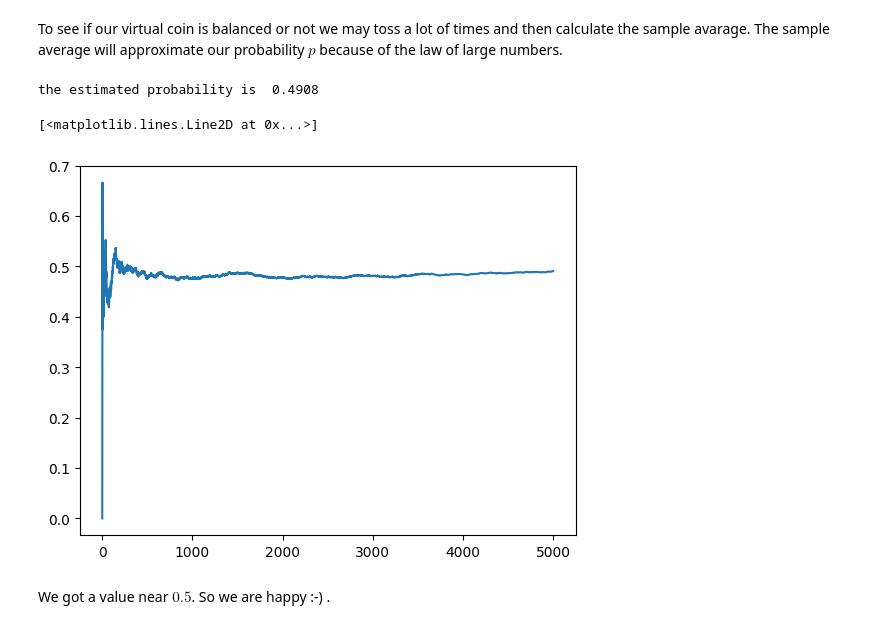
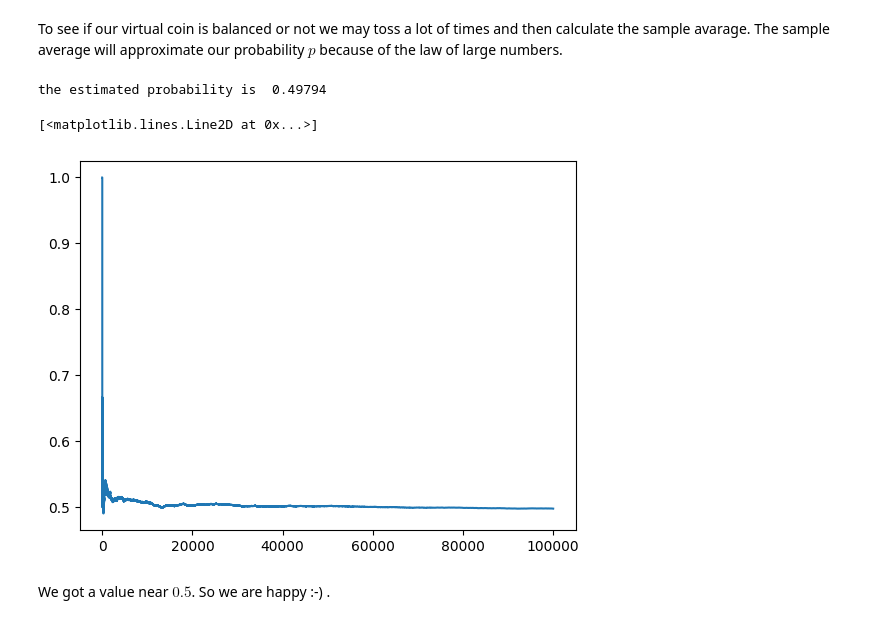
Before and after one commit to guglielmopadula/StochasticModelling2022-2023, a Jupyter notebook: FirstSession.ipynb, the cells around one changed output. Drawn from its saved outputs; the diff is of its cells as text; code cells hidden in the pictures.

```diff
--- a/FirstSession.ipynb
+++ b/FirstSession.ipynb
@@ -108,22 +107,22 @@ The sample average will approximate our probability $p$ because of the law of la
 # %%
 X=[] #inizialization of the list
 import numpy as np
 import matplotlib.pyplot as plt
-NUM_SAMPLES=5000
+NUM_SAMPLES=100000
 for i in trange(NUM_SAMPLES):
     tmp=tossing_machine.toss()
     if tmp=="Head":
         X.append(1)
     else:
         X.append(0)
 
 print("the estimated probability is ", sum(X)/NUM_SAMPLES)
 avarage_mean=np.cumsum(X)/np.cumsum(np.ones(NUM_SAMPLES))
 plt.plot(np.arange(NUM_SAMPLES)+1,avarage_mean)
 # %% [output]
-the estimated probability is  0.4908
+the estimated probability is  0.49794
 [<matplotlib.lines.Line2D at 0x...>]
-[figure, old version]
+[figure, new version]
 # %% [markdown]
 We got a value near $0.5$. So we are happy :-) .
 # %% [markdown]
```
Also changed, not shown: parts of 6 cells of this notebook, 3 other files.
